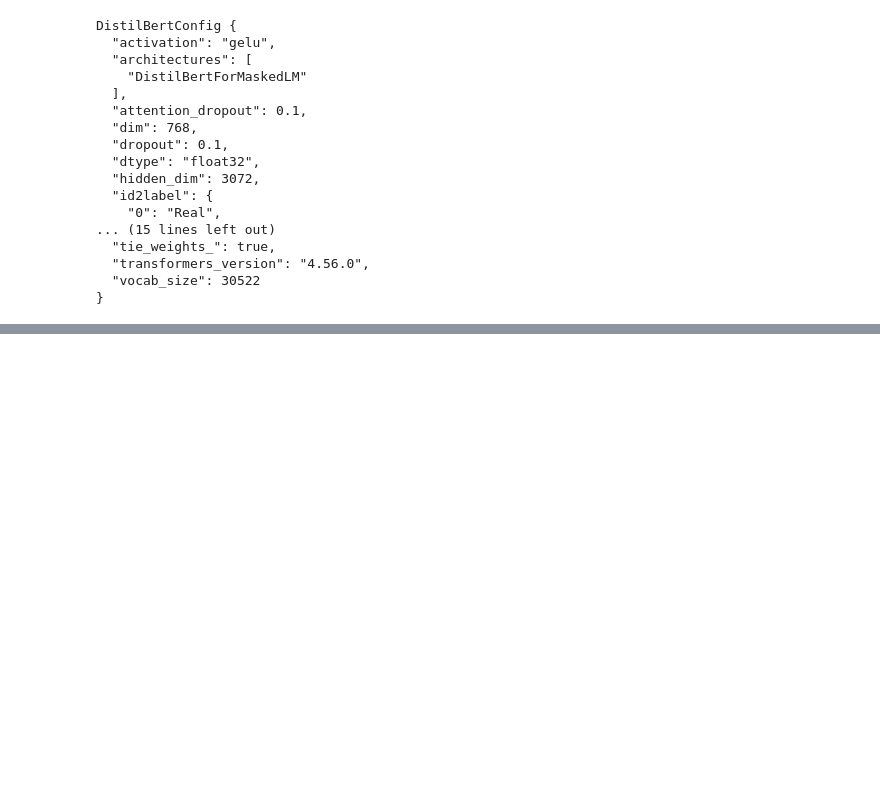
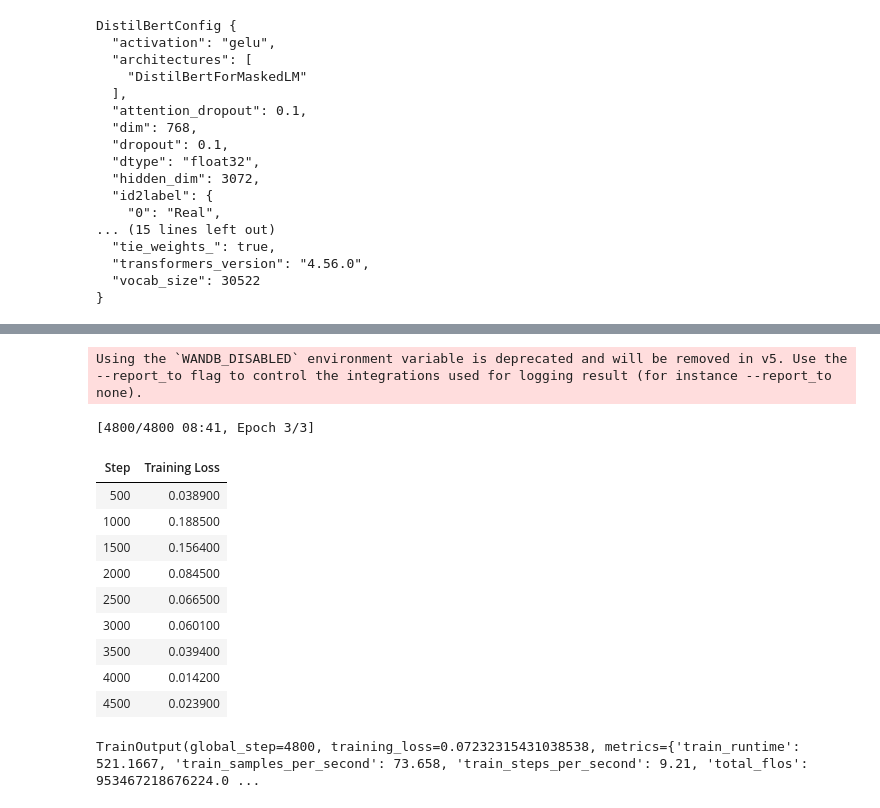
Before and after one commit to saba-ramezani/Fine-Tuning-DistilBERT-MobileBERT-and-TinyBERT-for-Fake-News-Detection, a Jupyter notebook: Fine_Tuning_DistilBERT_MobileBERT_TinyBERT_For_Fake_News_Detection.ipynb, the cells around one changed output, grey strips where cells are left out. Saved outputs shown, nothing was run; the diff lists cells and outputs as text; code cells hidden in the pictures; blank space fills up the shorter version.

Commit message:
Train the model

```diff
--- a/Fine_Tuning_DistilBERT_MobileBERT_TinyBERT_For_Fake_News_Detection.ipynb
+++ b/Fine_Tuning_DistilBERT_MobileBERT_TinyBERT_For_Fake_News_Detection.ipynb
@@ -256,0 +279,10 @@ DistilBertConfig {
+# %%
+import evaluate
+import numpy as np
+
+accuracy = evaluate.load("accuracy")
+
+def compute_metrics_evaluate(eval_pred):
+    predictions, labels = eval_pred
+    predictions = np.argmax(predictions, axis=1)
+    return accuracy.compute(predictions=predictions, references=labels)
@@ -256,0 +311,27 @@ DistilBertConfig {
+# %%
+from transformers import Trainer
+
+trainer = Trainer(
+    model=model,
+    compute_metrics=compute_metrics_evaluate,
+    train_dataset=encoded_dataset['train'],
+    eval_dataset=encoded_dataset['validation'],
+    tokenizer=distilbert_tokenizer
+)
+# %% [output]
+Using the `WANDB_DISABLED` environment variable is deprecated and will be removed in v5. Use the --report_to flag to control the integrations used for logging result (for instance --report_to none).
+# %%
+trainer.train()
+# %% [output]
+[4800/4800 08:41, Epoch 3/3]
+| Step | Training Loss |
+| 500 | 0.038900 |
+| 1000 | 0.188500 |
+| 1500 | 0.156400 |
+| 2000 | 0.084500 |
+| 2500 | 0.066500 |
+| 3000 | 0.060100 |
+| 3500 | 0.039400 |
+| 4000 | 0.014200 |
+| 4500 | 0.023900 |
+TrainOutput(global_step=4800, training_loss=0.07232315431038538, metrics={'train_runtime': 521.1667, 'train_samples_per_second': 73.658, 'train_steps_per_second': 9.21, 'total_flos': 953467218676224.0 ...
```
Also changed, not shown: parts of 6 cells of this notebook.
